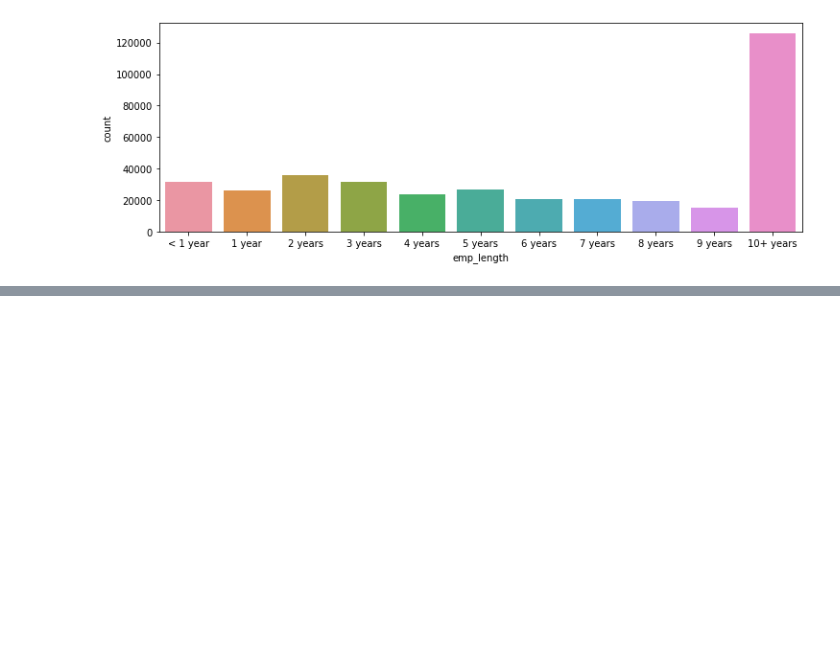
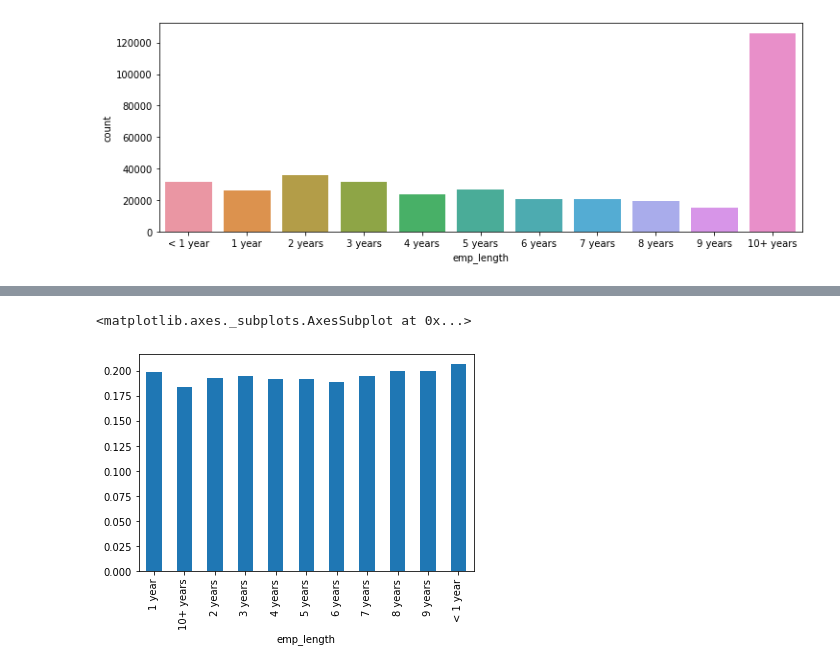
Before and after one commit to avtw37/tensor-data, a Jupyter notebook: lending-loan.ipynb, the cells around one changed output, grey strips where cells are left out. Saved outputs shown, nothing was run; the diff lists cells and outputs as text; code cells hidden in the pictures; blank space fills up the shorter version.

```diff
--- a/lending-loan.ipynb
+++ b/lending-loan.ipynb
@@ -335,0 +339,13 @@ sns.countplot(x='emp_length',data=df,order=emp_length_order,
+# %%
+""" I want to know what is the percentage of charge offs per category """
+
+emp_co = df[df['loan_status']=='Charged Off'].groupby("emp_length").count()['loan_status']
+# %%
+emp_fp = df[df['loan_status']=='Fully Paid'].groupby("emp_length").count()['loan_status']
+# %%
+emp_len = emp_co/(emp_co + emp_fp)
+# %%
+emp_len.plot(kind='bar')
+# %% [output]
+<matplotlib.axes._subplots.AxesSubplot at 0x...>
+[figure, added]
```
Also changed, not shown: parts of 2 cells of this notebook.
